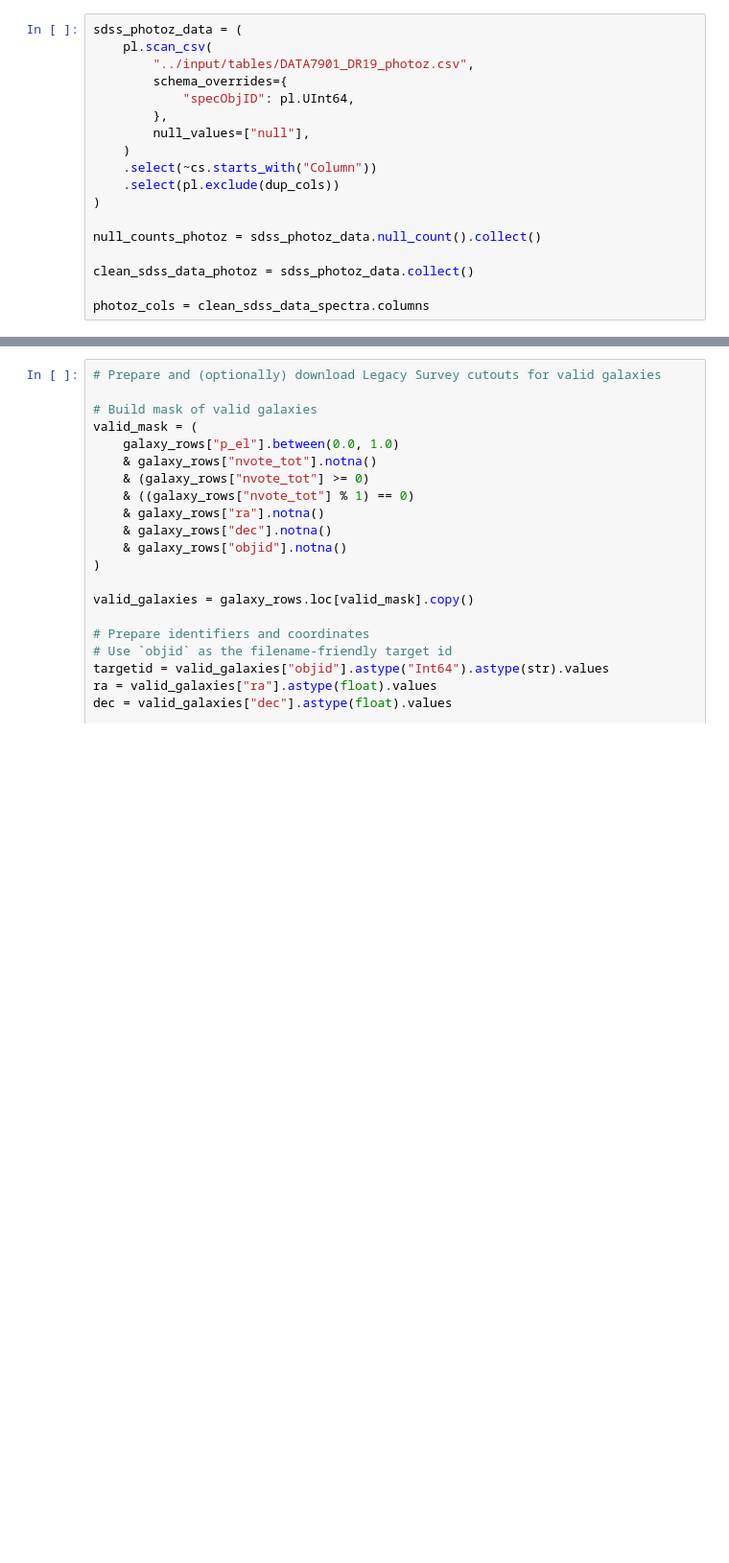
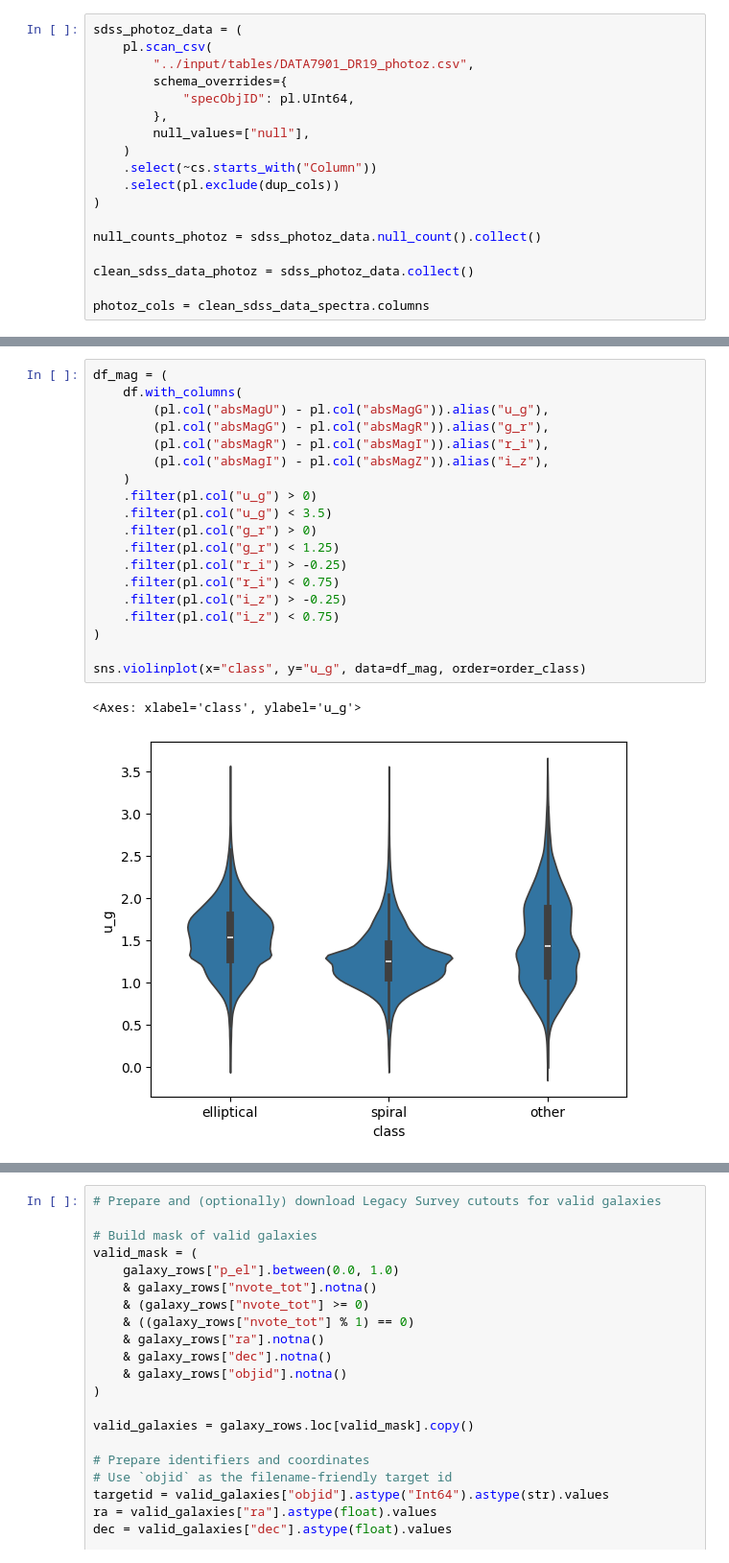
Before and after one commit to gsiemon/galaxy_classification_guide, a Jupyter notebook: notebooks/explore_tables_new.ipynb, the cells around one changed output, grey strips where cells are left out. Shown at 96% size. Cells and saved outputs as stored; diff of their text form; blank space fills up the shorter version.

```diff
--- a/notebooks/explore_tables_new.ipynb
+++ b/notebooks/explore_tables_new.ipynb
@@ -195,0 +276,22 @@ con.execute("""
+# %%
+df_mag = (
+    df.with_columns(
+        (pl.col("absMagU") - pl.col("absMagG")).alias("u_g"),
+        (pl.col("absMagG") - pl.col("absMagR")).alias("g_r"),
+        (pl.col("absMagR") - pl.col("absMagI")).alias("r_i"),
+        (pl.col("absMagI") - pl.col("absMagZ")).alias("i_z"),
+    )
+    .filter(pl.col("u_g") > 0)
+    .filter(pl.col("u_g") < 3.5)
+    .filter(pl.col("g_r") > 0)
+    .filter(pl.col("g_r") < 1.25)
+    .filter(pl.col("r_i") > -0.25)
+    .filter(pl.col("r_i") < 0.75)
+    .filter(pl.col("i_z") > -0.25)
+    .filter(pl.col("i_z") < 0.75)
+)
+
+sns.violinplot(x="class", y="u_g", data=df_mag, order=order_class)
+# %% [output]
+<Axes: xlabel='class', ylabel='u_g'>
+[figure, added]
```
Also changed, not shown: parts of 9 cells of this notebook.
